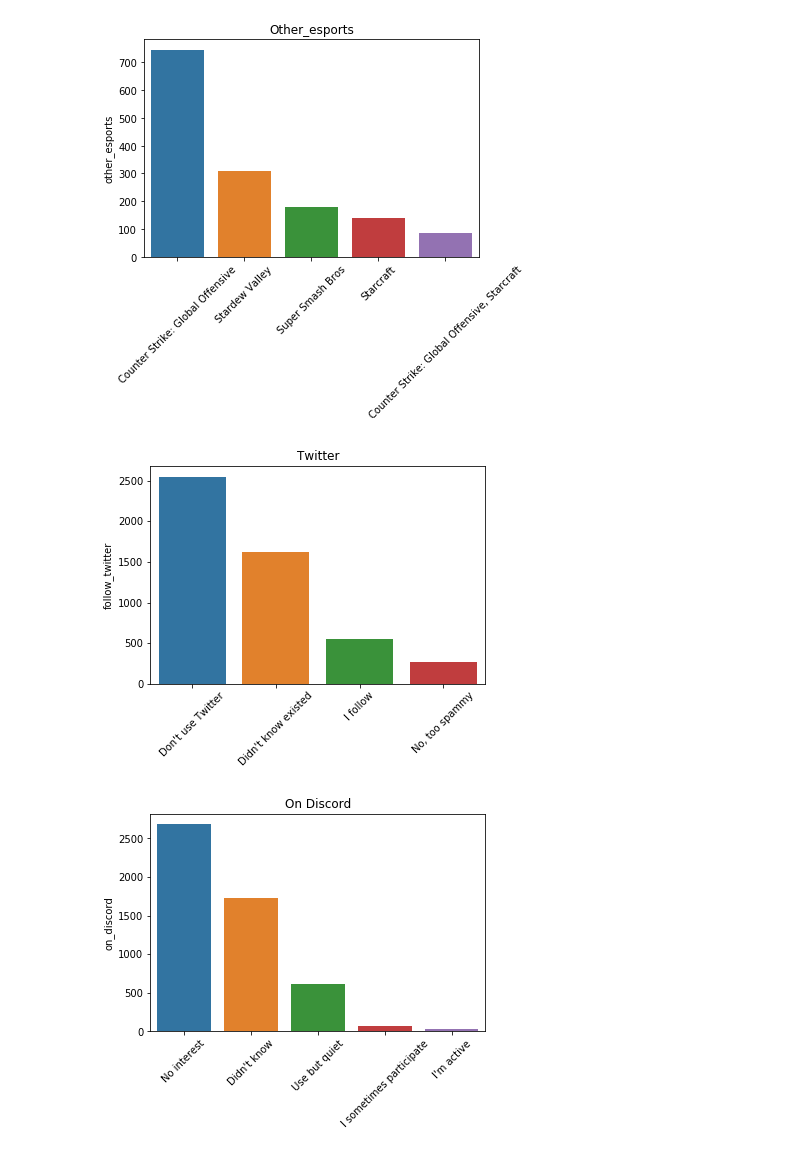
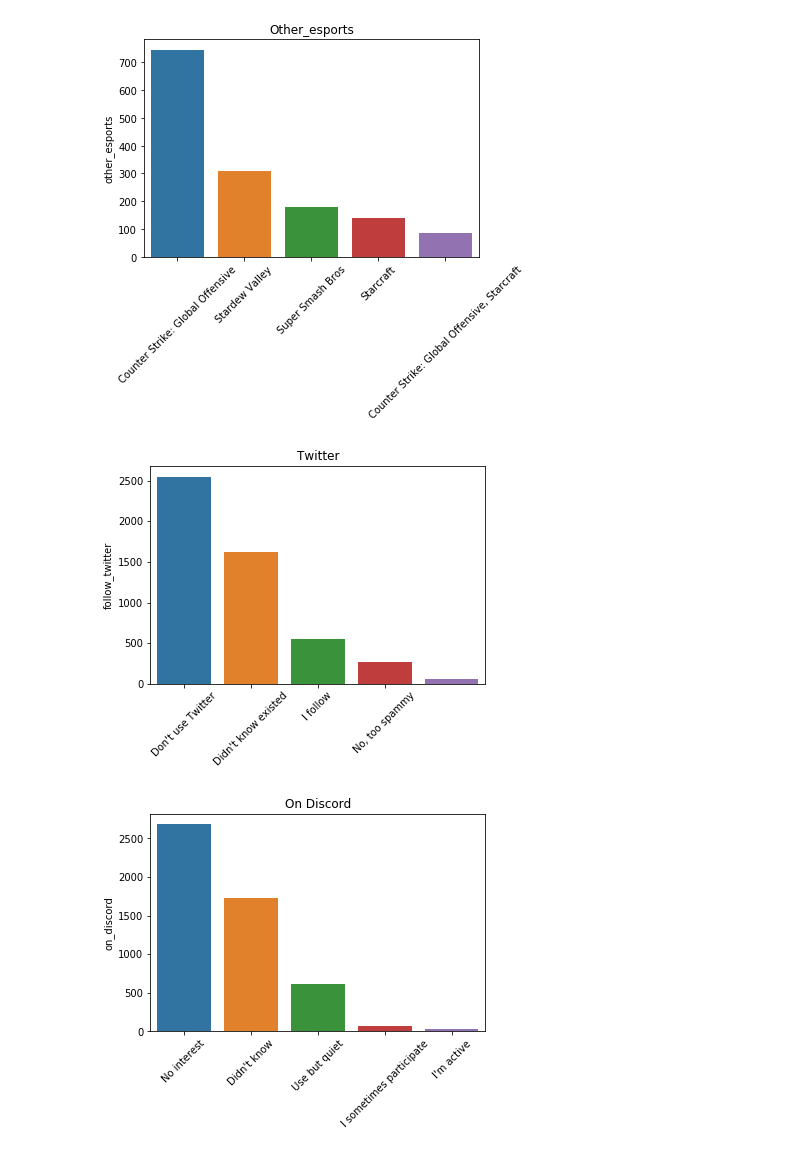
Before and after one commit to Suljin/Dota2-Survey, a Jupyter notebook: Dota2.ipynb, the cells around one changed output. Drawn from its saved outputs; the diff is of its cells as text; code cells hidden in the pictures.

```diff
--- a/Dota2.ipynb
+++ b/Dota2.ipynb
@@ -503,13 +504,13 @@ plt.xticks(rotation=45);
 # %% [output]
 [figure]
 # %%
-twitter = dota.follow_twitter.value_counts().head(4)
+twitter = dota.follow_twitter.value_counts().head()
 
 sns.barplot(x=twitter.index, y=twitter)
 plt.title('Twitter')
 plt.xticks(np.arange(4), ['Don\'t use Twitter', 'Didn\'t know existed', 'I follow', 'No, too spammy'], rotation=45);
 # %% [output]
-[figure, old version]
+[figure, new version]
 # %%
 discord = dota.on_discord.value_counts()
 
```
Also changed, not shown: parts of 44 cells of this notebook.
